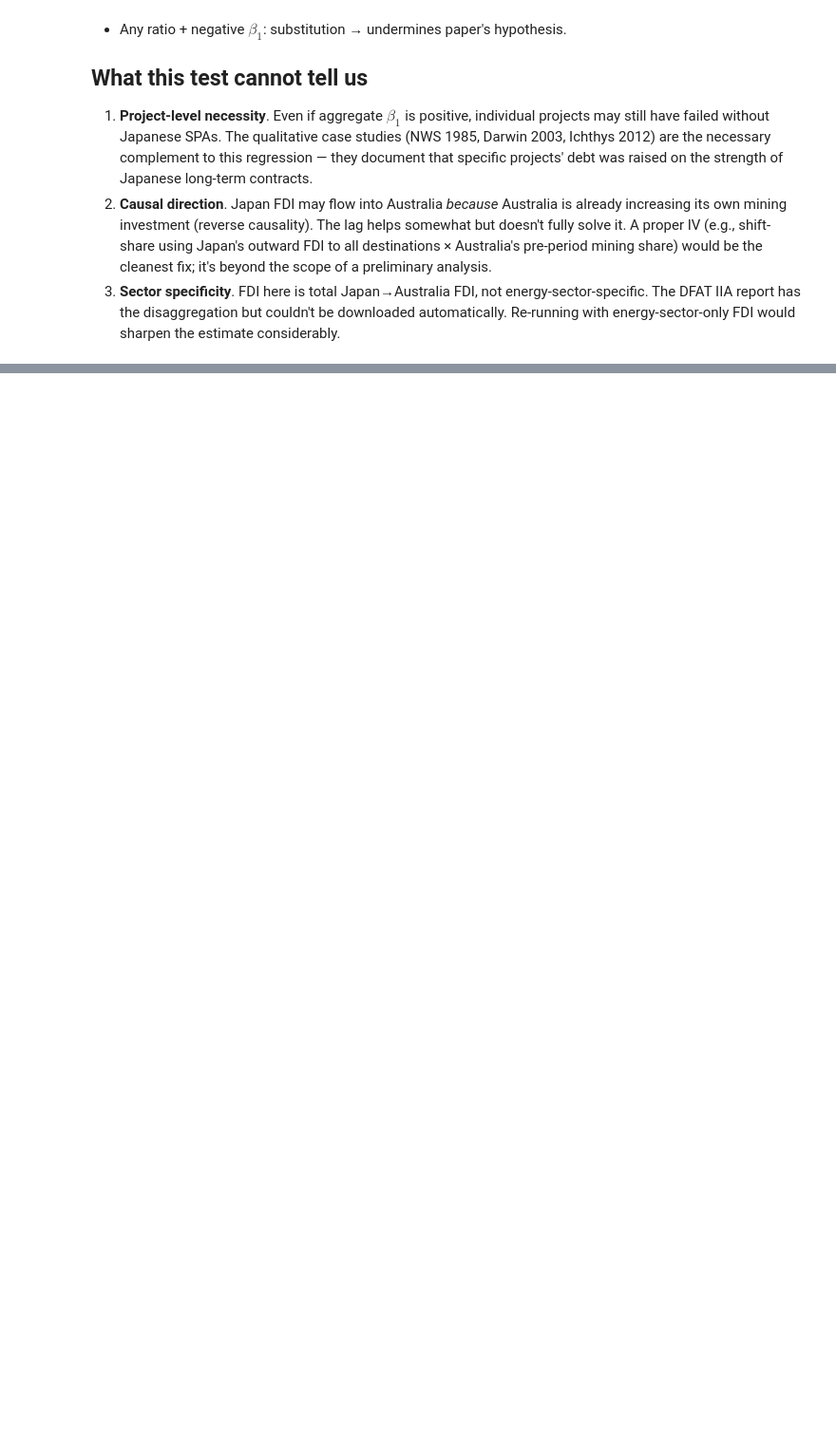
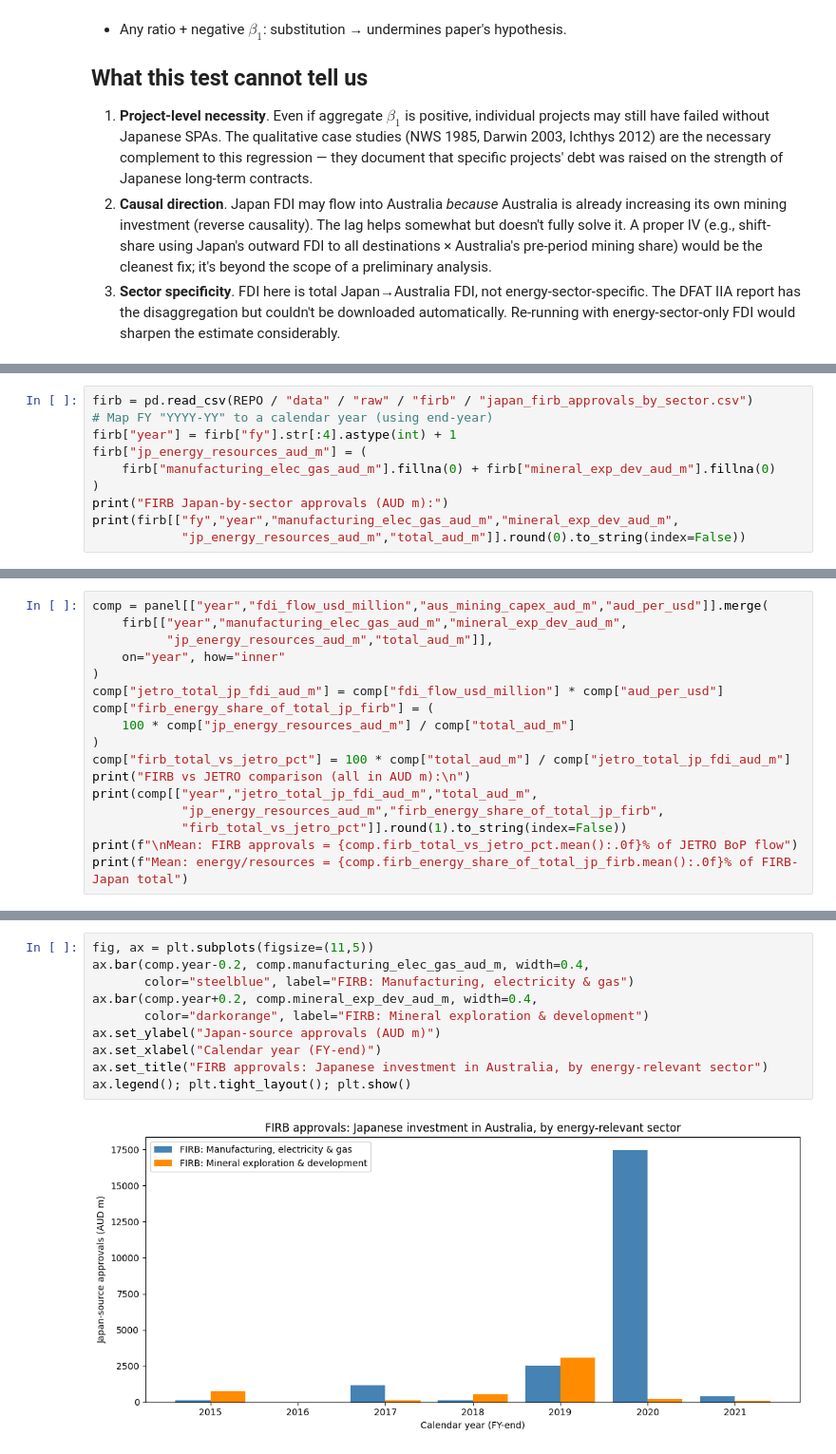
Before and after one commit to leejisabella/australiaJapanEnergy, a Jupyter notebook: notebooks/crowding_analysis.ipynb, the cells around one changed output, grey strips where cells are left out. Shown at 95% size. Cells and saved outputs as stored; diff of their text form; blank space fills up the shorter version.

```diff
--- a/notebooks/crowding_analysis.ipynb
+++ b/notebooks/crowding_analysis.ipynb
@@ -294,0 +307,10 @@ Combine the regression coefficient with the **capital intensity ratio** from Sec
+# %%
+firb = pd.read_csv(REPO / "data" / "raw" / "firb" / "japan_firb_approvals_by_sector.csv")
+# Map FY "YYYY-YY" to a calendar year (using end-year)
+firb["year"] = firb["fy"].str[:4].astype(int) + 1
+firb["jp_energy_resources_aud_m"] = (
+    firb["manufacturing_elec_gas_aud_m"].fillna(0) + firb["mineral_exp_dev_aud_m"].fillna(0)
+)
+print("FIRB Japan-by-sector approvals (AUD m):")
+print(firb[["fy","year","manufacturing_elec_gas_aud_m","mineral_exp_dev_aud_m",
+            "jp_energy_resources_aud_m","total_aud_m"]].round(0).to_string(index=False))
@@ -294,0 +328,17 @@ Combine the regression coefficient with the **capital intensity ratio** from Sec
+# %%
+comp = panel[["year","fdi_flow_usd_million","aus_mining_capex_aud_m","aud_per_usd"]].merge(
+    firb[["year","manufacturing_elec_gas_aud_m","mineral_exp_dev_aud_m",
+          "jp_energy_resources_aud_m","total_aud_m"]],
+    on="year", how="inner"
+)
+comp["jetro_total_jp_fdi_aud_m"] = comp["fdi_flow_usd_million"] * comp["aud_per_usd"]
+comp["firb_energy_share_of_total_jp_firb"] = (
+    100 * comp["jp_energy_resources_aud_m"] / comp["total_aud_m"]
+)
+comp["firb_total_vs_jetro_pct"] = 100 * comp["total_aud_m"] / comp["jetro_total_jp_fdi_aud_m"]
+print("FIRB vs JETRO comparison (all in AUD m):\n")
+print(comp[["year","jetro_total_jp_fdi_aud_m","total_aud_m",
+            "jp_energy_resources_aud_m","firb_energy_share_of_total_jp_firb",
+            "firb_total_vs_jetro_pct"]].round(1).to_string(index=False))
+print(f"\nMean: FIRB approvals = {comp.firb_total_vs_jetro_pct.mean():.0f}% of JETRO BoP flow")
+print(f"Mean: energy/resources = {comp.firb_energy_share_of_total_jp_firb.mean():.0f}% of FIRB-Japan total")
@@ -294,0 +358,12 @@ Combine the regression coefficient with the **capital intensity ratio** from Sec
+# %%
+fig, ax = plt.subplots(figsize=(11,5))
+ax.bar(comp.year-0.2, comp.manufacturing_elec_gas_aud_m, width=0.4,
+       color="steelblue", label="FIRB: Manufacturing, electricity & gas")
+ax.bar(comp.year+0.2, comp.mineral_exp_dev_aud_m, width=0.4,
+       color="darkorange", label="FIRB: Mineral exploration & development")
+ax.set_ylabel("Japan-source approvals (AUD m)")
+ax.set_xlabel("Calendar year (FY-end)")
+ax.set_title("FIRB approvals: Japanese investment in Australia, by energy-relevant sector")
+ax.legend(); plt.tight_layout(); plt.show()
+# %% [output]
+[figure, added]
```
Also changed, not shown: parts of 6 cells of this notebook, 14 other files.
